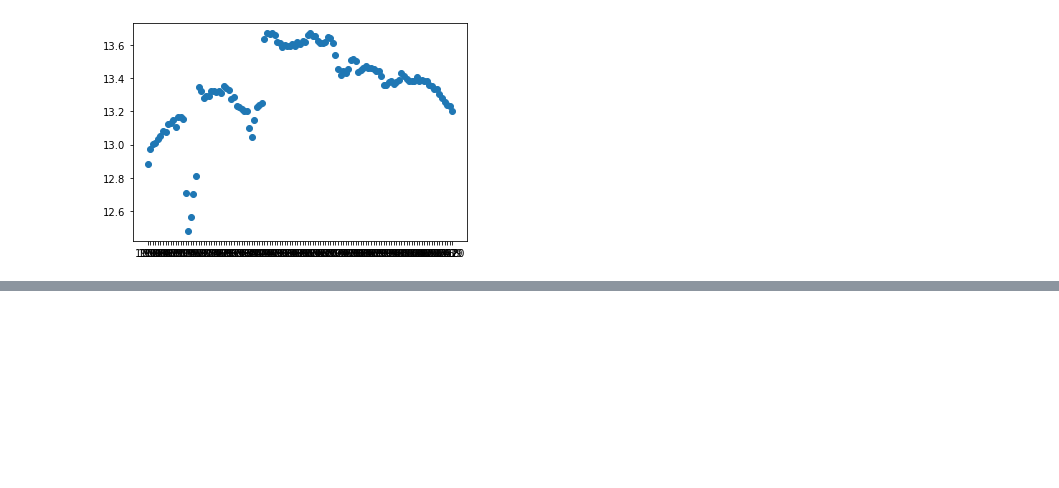
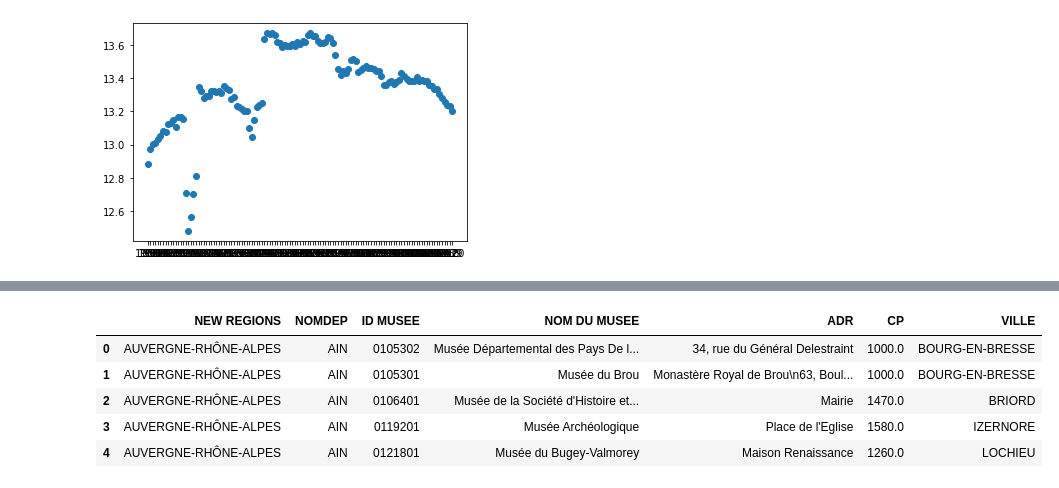
Before and after one commit to victor-kerros/tokenisation-immo, a Jupyter notebook: exploration_autres_data.ipynb, the cells around one changed output, grey strips where cells are left out. Drawn from its saved outputs; the diff is of its cells as text; code cells hidden in the pictures; blank space fills up the shorter version.

```diff
--- a/exploration_prenoms.ipynb
+++ b/exploration_autres_data.ipynb
@@ -72,0 +119,12 @@ plt.scatter(birth_year.annais, np.log(birth_year.nombre))
+# %%
+musees = pd.read_excel("https://www.data.gouv.fr/fr/datasets/r/22df4a13-72d8-4b34-940e-8aec297b5ded",
+                      usecols = "A,B,E:I")
+# %%
+musees.head()
+# %% [output]
+|  | NEW REGIONS | NOMDEP | ID MUSEE | NOM DU MUSEE | ADR | CP | VILLE |
+| 0 | AUVERGNE-RHÔNE-ALPES | AIN | 0105302 | Musée Départemental des Pays De l... | 34, rue du Général Delestraint | 1000.0 | BOURG-EN-BRESSE |
+| 1 | AUVERGNE-RHÔNE-ALPES | AIN | 0105301 | Musée du Brou | Monastère Royal de Brou\n63, Boul... | 1000.0 | BOURG-EN-BRESSE |
+| 2 | AUVERGNE-RHÔNE-ALPES | AIN | 0106401 | Musée de la Société d'Histoire et... | Mairie | 1470.0 | BRIORD |
+| 3 | AUVERGNE-RHÔNE-ALPES | AIN | 0119201 | Musée Archéologique | Place de l'Eglise | 1580.0 | IZERNORE |
+| 4 | AUVERGNE-RHÔNE-ALPES | AIN | 0121801 | Musée du Bugey-Valmorey | Maison Renaissance | 1260.0 | LOCHIEU |
```
Also changed, not shown: parts of 12 cells of this notebook.
